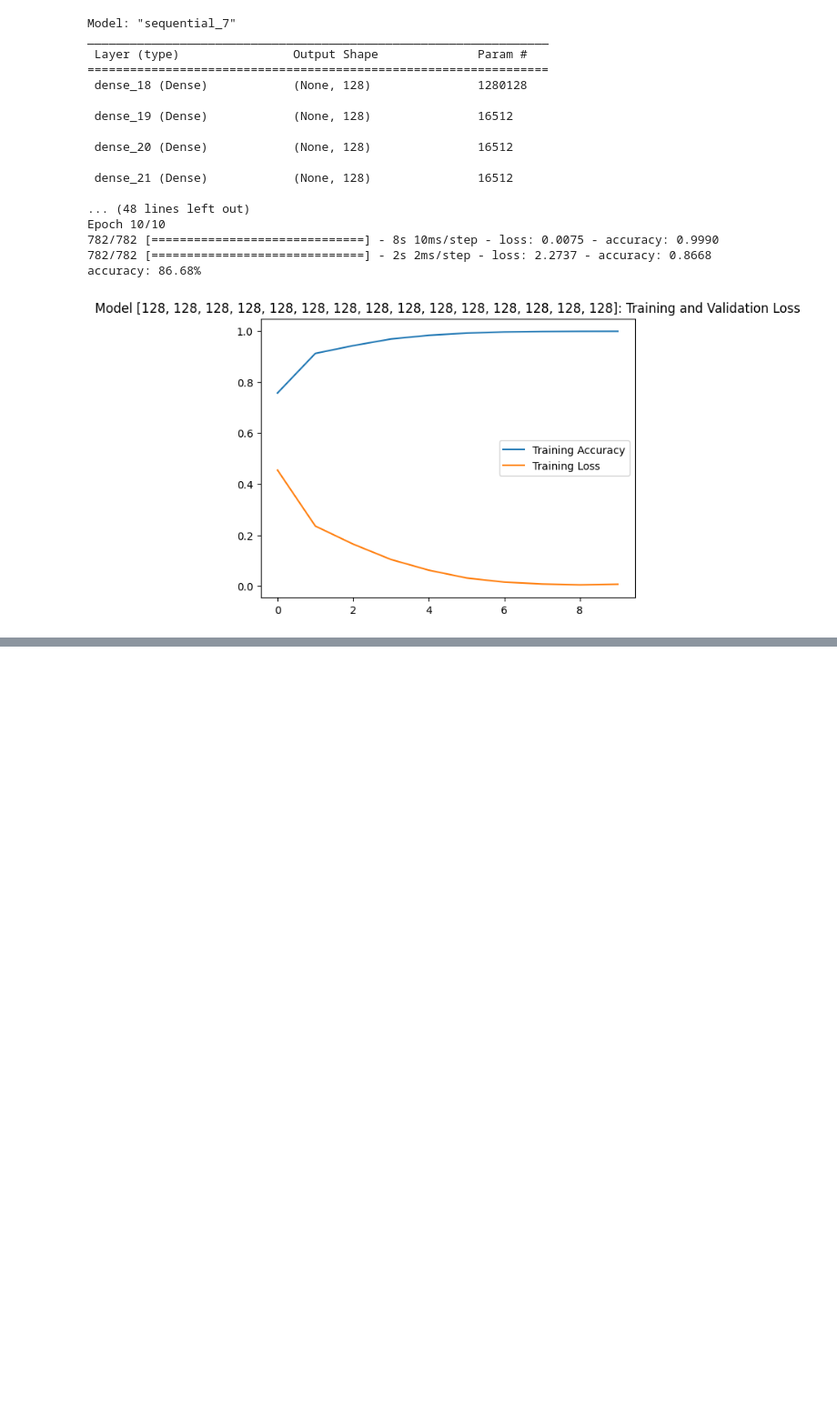
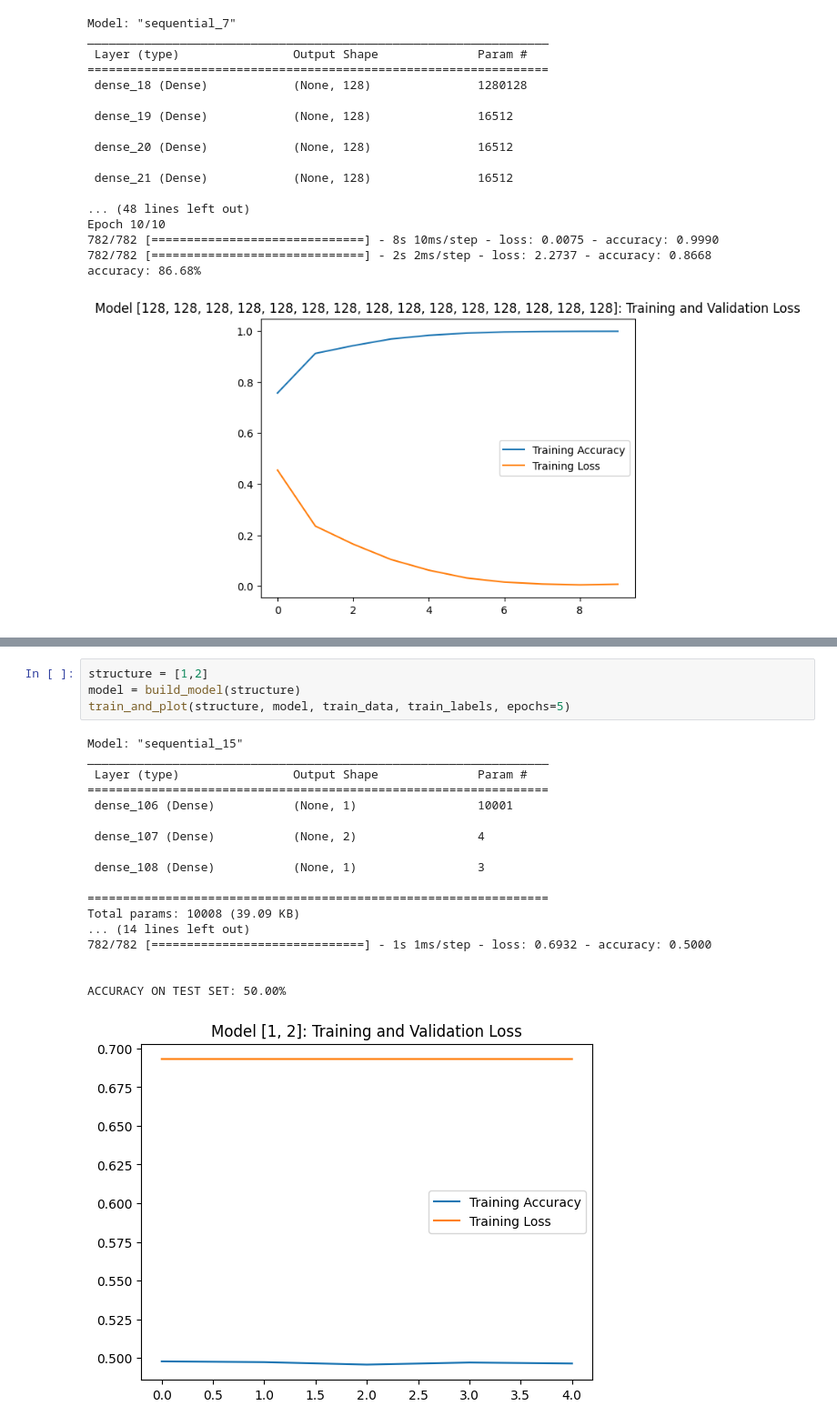
Before and after one commit to pixselve-school/AI_KERICHARD_ADAM, a Jupyter notebook: TP1_2/Exercices/TP1_2_A.ipynb, the cells around one changed output, grey strips where cells are left out. Shown: that part at 91% size. Cells and saved outputs as stored; diff of their text form; blank space fills up the shorter version.

```diff
--- a/TP1_2/Exercices/TP1_2_A.ipynb
+++ b/TP1_2/Exercices/TP1_2_A.ipynb
@@ -184,0 +251,23 @@ Remember, it's important to always validate the model on unseen data to understa
+# %%
+structure = [1,2]
+model = build_model(structure)
+train_and_plot(structure, model, train_data, train_labels, epochs=5)
+# %% [output]
+Model: "sequential_15"
+_________________________________________________________________
+ Layer (type)                Output Shape              Param #
+=================================================================
+ dense_106 (Dense)           (None, 1)                 10001
+
+ dense_107 (Dense)           (None, 2)                 4
+
+ dense_108 (Dense)           (None, 1)                 3
+
+=================================================================
+Total params: 10008 (39.09 KB)
+... (14 lines left out)
+782/782 [==============================] - 1s 1ms/step - loss: 0.6932 - accuracy: 0.5000
+
+
+ACCURACY ON TEST SET: 50.00%
+[figure, added]
```
Also changed, not shown: parts of 16 cells of this notebook, 1 other file.
